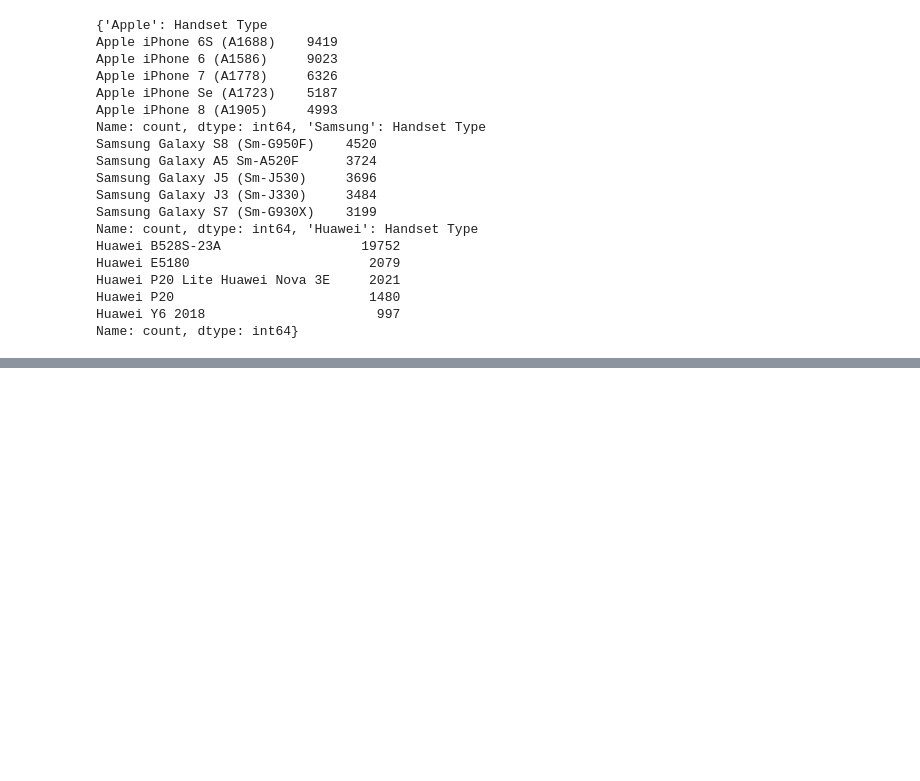
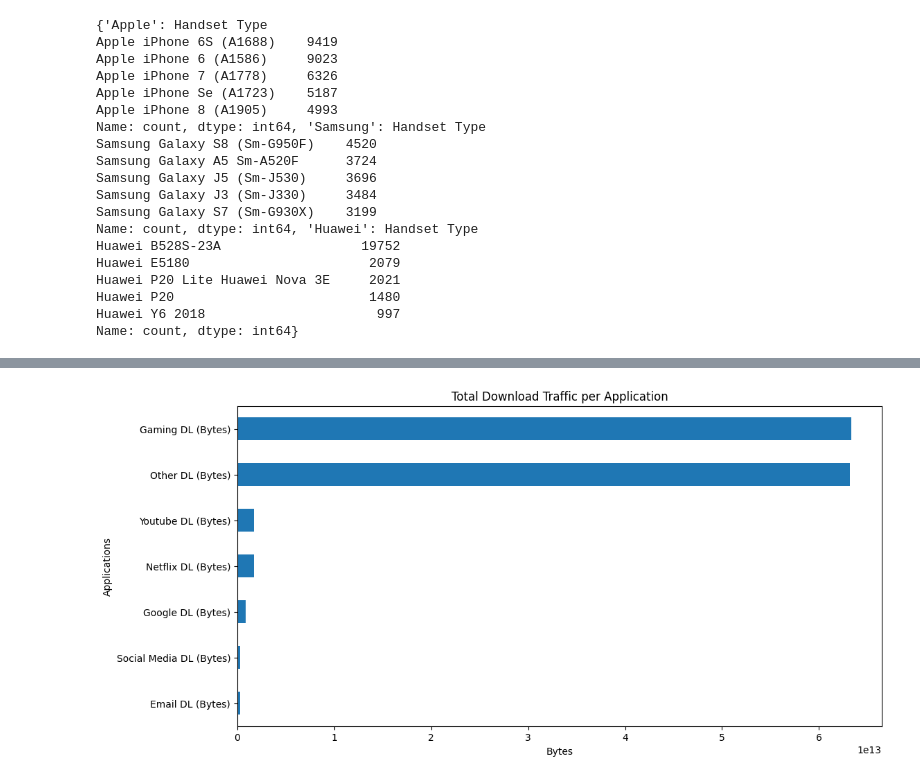
Before and after one commit to elayemu/10-Academy-W2-User-Insight-Analysis, a Jupyter notebook: notebooks/10-academy-w2-user-insight-analysis.ipynb, the cells around one changed output, grey strips where cells are left out. Drawn from its saved outputs; the diff is of its cells as text; code cells hidden in the pictures; blank space fills up the shorter version.

Commit message:
Moved 10-academy-w2-user-insight-analysis.ipynb to notebook

```diff
--- a/notebooks/10-academy-w2-user-insight-analysis.ipynb
+++ b/notebooks/10-academy-w2-user-insight-analysis.ipynb
@@ -170,0 +386,96 @@ Name: count, dtype: int64}
+# %%
+import pandas as pd
+import matplotlib.pyplot as plt
+import seaborn as sns
+
+# Load the dataset and description of column names
+data_path = '/kaggle/input/w2-data/Week2_challenge_data_source.xlsx'
+description_path = '/kaggle/input/w2-data/Field Descriptions.xlsx'
+
+# Read the Excel files
+try:
+    data = pd.read_excel(data_path)
+    description = pd.read_excel(description_path)
+except Exception as e:
+    print(f"Error reading Excel files: {str(e)}")
+
+# Display the first few rows of the dataset and description for initial verification
+print("Dataset Preview:")
+print(data.head())
+print("\nDescription Preview:")
+print(description.head())
+
+# Task 2 - Calculate engagement metrics per customer
+# Verify that necessary columns exist in the data
+required_columns = ['MSISDN/Number', 'Dur. (ms)', 'Total DL (Bytes)', 'Total UL (Bytes)']
+if all(col in data.columns for col in required_columns):
+    # Grouping by customer identifier 'MSISDN/Number'
+    engagement_metrics = data.groupby('MSISDN/Number').agg(
+        Session_Frequency=('Dur. (ms)', 'count'),
+        Total_Duration_ms=('Dur. (ms)', 'sum'),
+        Total_DL_Bytes=('Total DL (Bytes)', 'sum'),
+        Total_UL_Bytes=('Total UL (Bytes)', 'sum')
+    ).reset_index()
+
+    # Adding a new column for total traffic
+    engagement_metrics['Total_Traffic_Bytes'] = engagement_metrics['Total_DL_Bytes'] + engagement_metrics['Total_UL_Bytes']
+
+    # Renaming columns for better understanding
+    engagement_metrics.rename(columns={'MSISDN/Number': 'MSISDN'}, inplace=True)
+
+    # Display the engagement metrics DataFrame
+    print("\nEngagement Metrics Preview:")
+    print(engagement_metrics.head())  # Show the first few rows for confirmation
+
+    # Save the engagement metrics to a CSV for later use
+    try:
+        engagement_metrics.to_csv('/kaggle/working/user_engagement_metrics.csv', index=False)
+        print("\nEngagement metrics saved successfully.")
+    except Exception as e:
+        print(f"Error saving engagement metrics to CSV: {str(e)}")
+
+    # Visualization Section
+    # Plot the top applications used
+    top_applications = ['Social Media DL (Bytes)', 'Google DL (Bytes)', 'Email DL (Bytes)',
+                        'Youtube DL (Bytes)', 'Netflix DL (Bytes)', 'Gaming DL (Bytes)', 'Other DL (Bytes)']
+
+    # Aggregate download traffic for top applications
+    data[top_applications].sum().sort_values().plot(kind='barh', figsize=(12, 6))
+    plt.title('Total Download Traffic per Application')
+    plt.xlabel('Bytes')
+    plt.ylabel('Applications')
+    plt.show()
+
+    # Plot engagement metrics distribution (e.g., Total DL and UL bytes)
+    plt.figure(figsize=(14, 6))
+
+    # Total Download Bytes distribution
+    plt.subplot(1, 2, 1)
+    sns.histplot(engagement_metrics['Total_DL_Bytes'], bins=30, kde=True)
+    plt.title('Distribution of Total Download Bytes')
+    plt.xlabel('Total Download Bytes')
+    plt.ylabel('Frequency')
+
+    # Total Upload Bytes distribution
+    plt.subplot(1, 2, 2)
+    sns.histplot(engagement_metrics['Total_UL_Bytes'], bins=30, kde=True)
+    plt.title('Distribution of Total Upload Bytes')
+    plt.xlabel('Total Upload Bytes')
+    plt.ylabel('Frequency')
+
+    plt.tight_layout()
+    plt.show()
+
+    # Boxplot of total traffic by session frequency
+    plt.figure(figsize=(10, 6))
+    sns.boxplot(x='Session_Frequency', y='Total_Traffic_Bytes', data=engagement_metrics)
+    plt.title('Total Traffic by Session Frequency')
+    plt.xlabel('Session Frequency')
+    plt.ylabel('Total Traffic (Bytes)')
+    plt.yscale('log')  # Use logarithmic scale for better visibility
+    plt.xticks(rotation=45)
+    plt.show()
+
+else:
+    print(f"One or more required columns are missing from the dataset: {', '.join(required_columns)}")
+# %% [output]
@@ -170,0 +499 @@ Name: count, dtype: int64}
+[figure, added]
```
Also changed, not shown: parts of 14 cells of this notebook.
